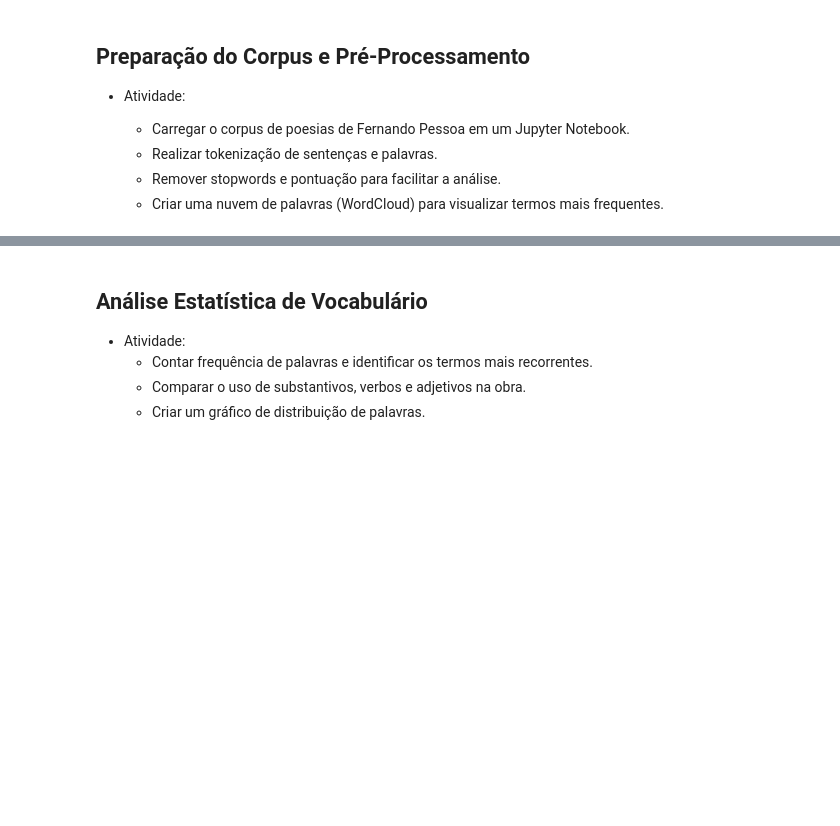
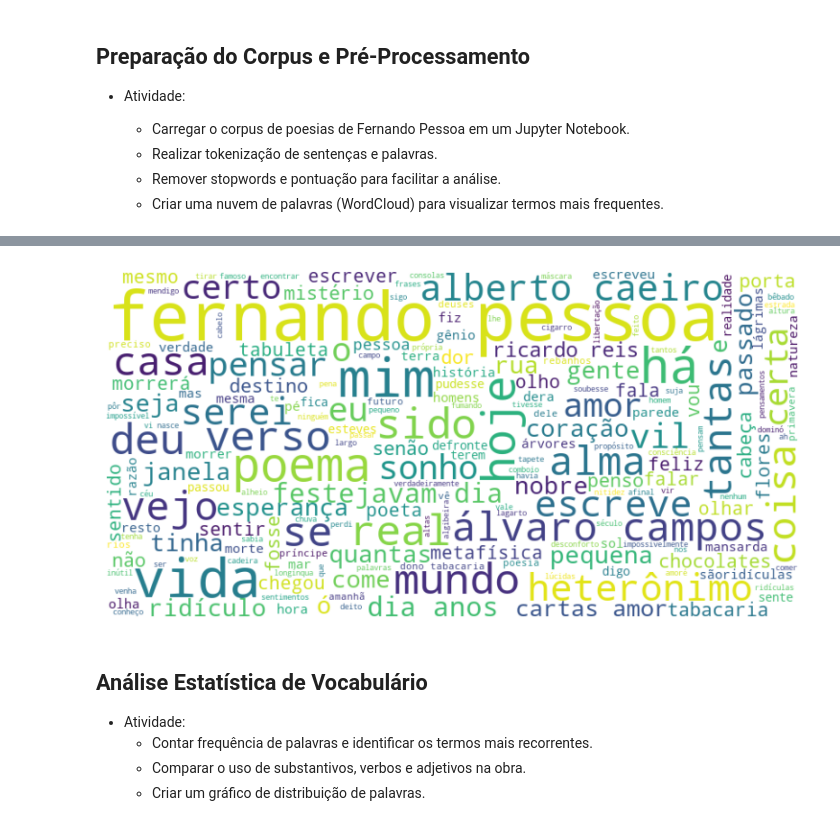
Before and after one commit to CauaFChristoni/Trabalho_PLN, a Jupyter notebook: Trabalho_Final.ipynb, the cells around one changed output, grey strips where cells are left out. Drawn from its saved outputs; the diff is of its cells as text; code cells hidden in the pictures; blank space fills up the shorter version.

```diff
--- a/Trabalho_Final.ipynb
+++ b/Trabalho_Final.ipynb
@@ -83,3 +47,67 @@ plt.show() # Exibir a nuvem de palavras
+# %%
+import spacy  # Importar a biblioteca spaCy para processamento de linguagem natural
+import matplotlib.pyplot as plt  # Importar a biblioteca Matplotlib para visualização de dados
+from wordcloud import WordCloud  # Importar a biblioteca WordCloud para criação de nuvens de palavras
+import requests
+from bs4 import BeautifulSoup
+
+# Lista de textos a serem excluídos
+excluir_textos = [
+    "Fernando Pessoa (1888-1935) foi um poeta português conhecido por escrever sobre a vida, o amor, a natureza e outros temas. Pessoa criou heterônimos, ou seja, diferentes nomes de escritores, cada um com uma personalidade. Os mais conhecidos são: Álvaro de Campos, Alberto Caeiro e Ricardo Reis.",
+    "Biografia de Fernando Pessoa e seus heterônimos\nFernando Pessoa foi um poeta que marcou o Modernismo. Ele publicou um único livro em vida: Mensagem. Por essa razão, muitos dos poemas e textos famosos dele foram publicados apenas em revistas e jornais da sua época.",
+    "O famoso poeta português ficou conhecido por abordar, na sua literatura, temas sobre a história de Portugal, a vida e a natureza. O poeta se voltou para o seu interior, escrevendo sobre o seu passado, o seu saudosismo com outros tempos, as suas nostalgias, os seus momentos de tédio e as suas inquietações.",
+    "Fernando Pessoa chegou a se matricular na Faculdade de Letras de Lisboa, mas não seguiu com o curso. Passou boa parte da vida lendo e escrevendo, o que o fez recusar algumas ofertas de emprego. Foi também tradutor autônomo, crítico literário e colaborador em revistas.",
+    "Certas vezes, Pessoa assinava o seu próprio nome nos seus escritos. Entretanto, às vezes optava pelos heterônimos criados por ele.",
+    "Os heterônimos de Fernando Pessoa são seus “outros eus”. Cada um deles tem sua história, seu próprio jeito de escrever e até sua forma de pensar sobre a vida! Os mais conhecidos heterônimos de Fernando Pessoa são:",
+    "Alberto Caeiro: nascido em Lisboa (1889), faleceu de tuberculose. Tinha uma vida muito ligada ao campo e aos rebanhos, sendo chamado de “Mestre” pelos outros heterônimos. Era considerado racional e objetivo. Escreveu O Guardador de Rebanhos, um conjunto de 49 poemas.",
+    "Álvaro de Campos: nascido em Tavira (1890), é o heterônimo mais emotivo. Tem um estilo bastante modernista, sem seguir a métrica na poesia. Viajou para a Escócia e para o Oriente.",
+    "Ricardo Reis: nascido no Porto (1887- embora o poeta Fernando Pessoa, em certos momentos, altere esta data). Era médico e chegou a viver no Brasil. Acostumado a escrever odes, é o poeta clássico dos heterônimos.fernando pessoa"
+]
+
+# Função para fazer o scraping dos textos de uma página web
+def coletar_textos(url, tag, nome_classe=None):
+    resposta = requests.get(url)
+    resposta.raise_for_status()  # Garante que a requisição foi bem-sucedida
+
+    sopa = BeautifulSoup(resposta.text, 'html.parser')
+    elementos = sopa.find_all(tag, class_=nome_classe) if nome_classe else sopa.find_all(tag)
+
+    textos = [elemento.get_text(strip=True) for elemento in elementos]
+    return textos
+
+# Exemplo de uso:
+url = "https://www.pensador.com/os_melhores_poemas_de_fernando_pessoa/"  # Substitua pelo site desejado
+tag = "p"  # Exemplo: coletar todos os parágrafos
+nome_classe = None  # Defina a classe se precisar filtrar
+
+# Coletar os textos da página
+corpus = coletar_textos(url, tag, nome_classe)
+
+# Remover textos que contenham qualquer substring presente na lista `excluir_textos`
+corpus_filtrado = [texto for texto in corpus if not any(substring in texto for substring in excluir_textos)]
+
+# Carregar o modelo de português do spaCy
+nlp = spacy.load("pt_core_news_sm")
+
+# Processar o texto combinando todos os textos coletados em uma única string
+texto_completo = " ".join(corpus_filtrado)
+
+# Processar o texto com o spaCy
+documento = nlp(texto_completo)
+
+# Filtragem de tokens (remover stopwords, pontuação e espaços em branco)
+tokens_filtrados = [token.text.lower() for token in documento if not token.is_stop and not token.is_punct and token.text.strip()]
+
+# Criar a nuvem de palavras
+nuvem_palavras = WordCloud(width=800, height=400, background_color="white").generate(" ".join(tokens_filtrados))
+
+# Mostrar a nuvem de palavras
+plt.figure(figsize=(10, 5))  # Definir tamanho da figura
+plt.imshow(nuvem_palavras, interpolation="bilinear")  # Exibir a nuvem de palavras
+plt.axis("off")  # Ocultar eixos
+plt.show()  # Exibir a nuvem de palavras
+# %% [output]
+[figure, added]
 # %% [markdown]
 ## Análise Estatística de Vocabulário
 * Atividade:
```
Also changed, not shown: parts of 6 cells of this notebook, 1 other file.
